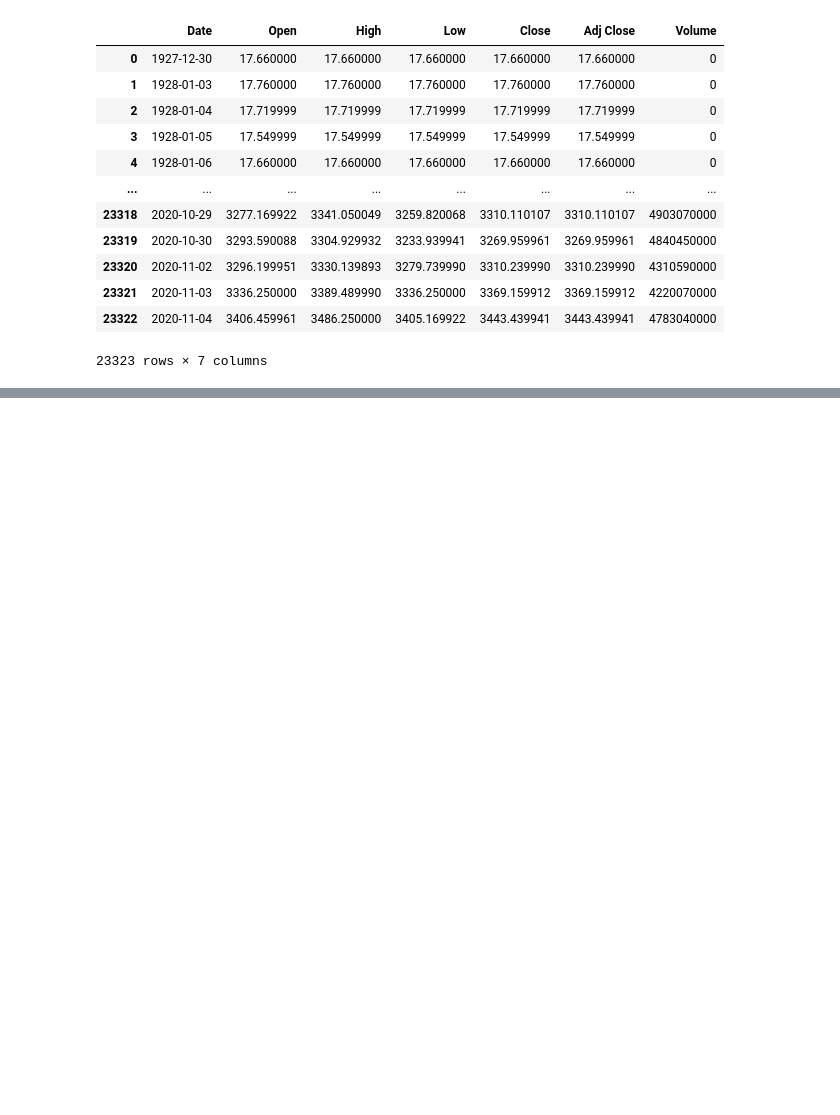
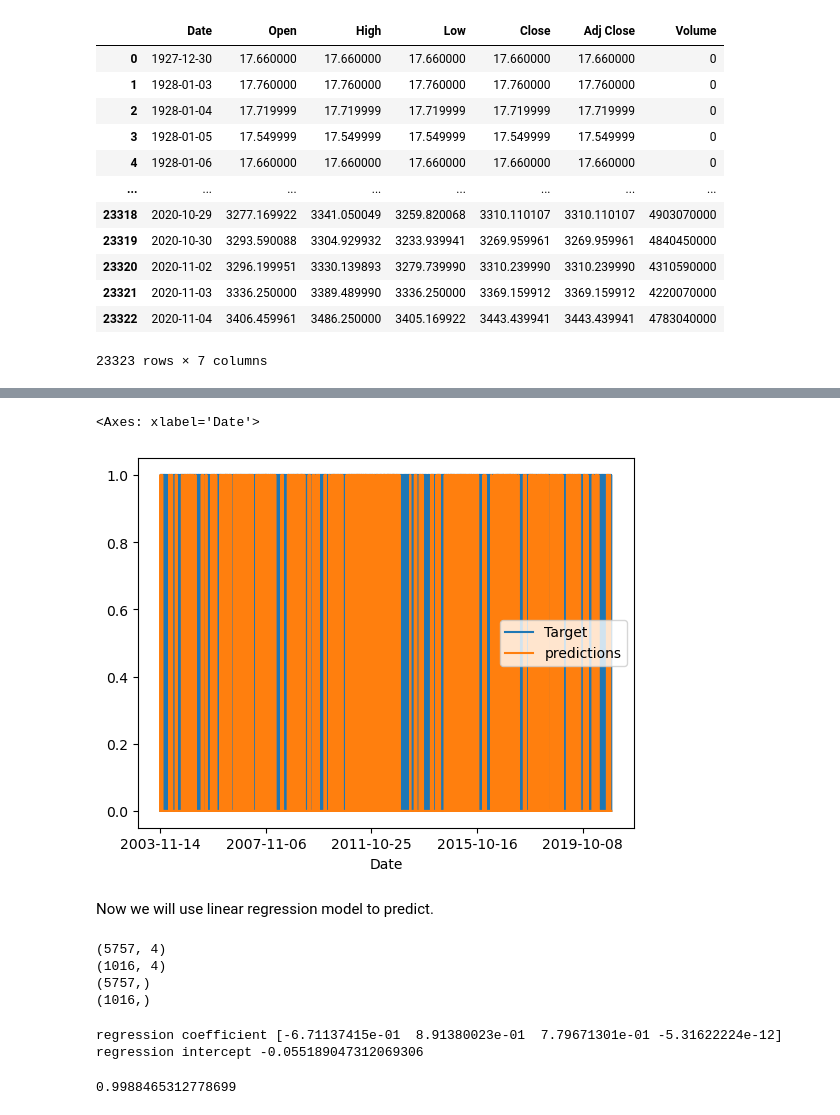
Before and after one commit to viving11/CMSC320-finalproject, a Jupyter notebook: final project/finalproject.ipynb, the cells around one changed output, grey strips where cells are left out. Saved outputs shown, nothing was run; the diff lists cells and outputs as text; code cells hidden in the pictures; blank space fills up the shorter version.

```diff
--- a/final project/finalproject.ipynb
+++ b/final project/finalproject.ipynb
@@ -41,0 +258,12 @@ Text(0, 0.5, 'price (USD)')
+# %%
+new_predictors = []
+for h in horizons :
+    roll_ave = df1.rolling(h).mean()
+    ratio = f"Close_ratio_{h}"
+    df1[ratio] = df1["Close"]/roll_ave["Close"] #the first loop is today close divide for the rolling average oflast 2 days and so on
+    trend = f"Trend_{h}"
+    df1[trend] = df1.shift(1).rolling(h).sum()["Target"]
+    new_predictors += [ratio, trend]
+# %%
+df1 = df1.dropna(subset = df1.columns[df1.columns != "Tomorrow"])
+df1
@@ -41,0 +285,2 @@ Text(0, 0.5, 'price (USD)')
+# %%
+model = RandomForestClassifier(n_estimators = 500, min_samples_split = 50, random_state = 1)
@@ -41,0 +298,3 @@ Text(0, 0.5, 'price (USD)')
+# %%
+predictions = backtest(df1, model, new_predictors)
+predictions["predictions"].value_counts()
@@ -41,0 +336,7 @@ Text(0, 0.5, 'price (USD)')
+# %%
+predictions.plot()
+# %% [output]
+<Axes: xlabel='Date'>
+[figure, added]
+# %% [markdown]
+Now we will use linear regression model to predict.
@@ -41,0 +350,26 @@ Text(0, 0.5, 'price (USD)')
+# %%
+#check the observation
+print(train_x.shape)
+print(test_x.shape)
+print(train_y.shape)
+print(test_y.shape)
+# %% [output]
+(5757, 4)
+(1016, 4)
+(5757,)
+(1016,)
+# %%
+from sklearn.linear_model import LinearRegression
+from sklearn.metrics import confusion_matrix, accuracy_score, mean_absolute_error, mean_squared_error
+regression = LinearRegression()
+regression.fit(train_x, train_y)
+print("regression coefficient", regression.coef_)
+print("regression intercept", regression.intercept_)
+# %% [output]
+regression coefficient [-6.71137415e-01  8.91380023e-01  7.79671301e-01 -5.31622224e-12]
+regression intercept -0.055189047312069306
+# %%
+regression_score = regression.score(test_x, test_y)
+regression_score
+# %% [output]
+0.9988465312778699
```
Also changed, not shown: parts of 50 cells of this notebook, 1 other file.
